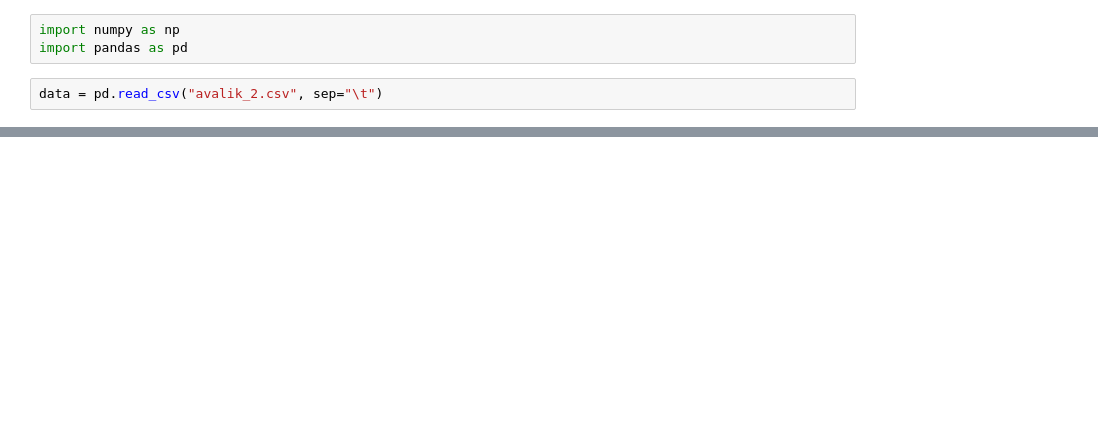
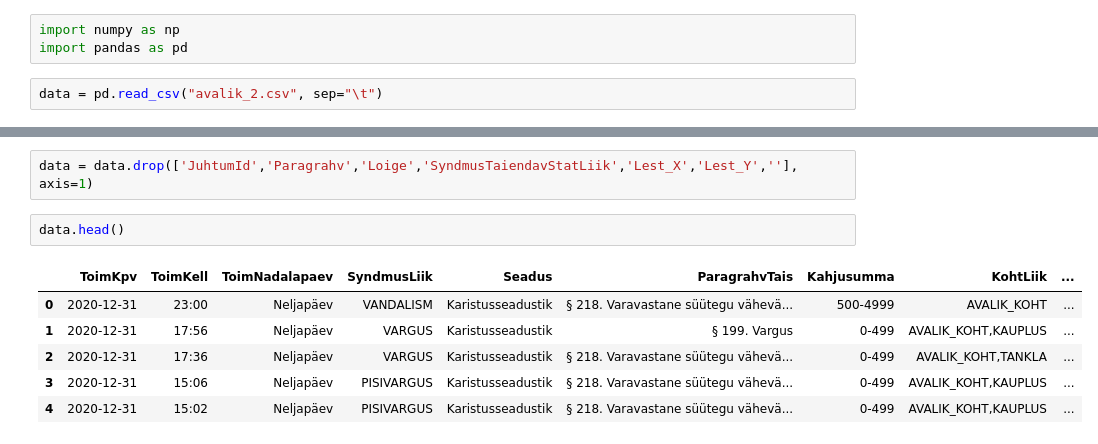
Before and after one commit to regitaluukas/IDS_C3, a Jupyter notebook: project.ipynb, the cells around one changed output, grey strips where cells are left out. Drawn from its saved outputs; the diff is of its cells as text; blank space fills up the shorter version.

```diff
--- a/project.ipynb
+++ b/project.ipynb
@@ -21,0 +26,11 @@ data
+# %%
+data = data.drop(['JuhtumId','Paragrahv','Loige','SyndmusTaiendavStatLiik','Lest_X','Lest_Y',''], axis=1)
+# %%
+data.head()
+# %% [output]
+|  | ToimKpv | ToimKell | ToimNadalapaev | SyndmusLiik | Seadus | ParagrahvTais | Kahjusumma | KohtLiik | ... |
+| 0 | 2020-12-31 | 23:00 | Neljapäev | VANDALISM | Karistusseadustik | § 218. Varavastane süütegu vähevä... | 500-4999 | AVALIK_KOHT | ... |
+| 1 | 2020-12-31 | 17:56 | Neljapäev | VARGUS | Karistusseadustik | § 199. Vargus | 0-499 | AVALIK_KOHT,KAUPLUS | ... |
+| 2 | 2020-12-31 | 17:36 | Neljapäev | VARGUS | Karistusseadustik | § 218. Varavastane süütegu vähevä... | 0-499 | AVALIK_KOHT,TANKLA | ... |
+| 3 | 2020-12-31 | 15:06 | Neljapäev | PISIVARGUS | Karistusseadustik | § 218. Varavastane süütegu vähevä... | 0-499 | AVALIK_KOHT,KAUPLUS | ... |
+| 4 | 2020-12-31 | 15:02 | Neljapäev | PISIVARGUS | Karistusseadustik | § 218. Varavastane süütegu vähevä... | 0-499 | AVALIK_KOHT,KAUPLUS | ... |
```
Also changed, not shown: parts of 1 cell of this notebook.
